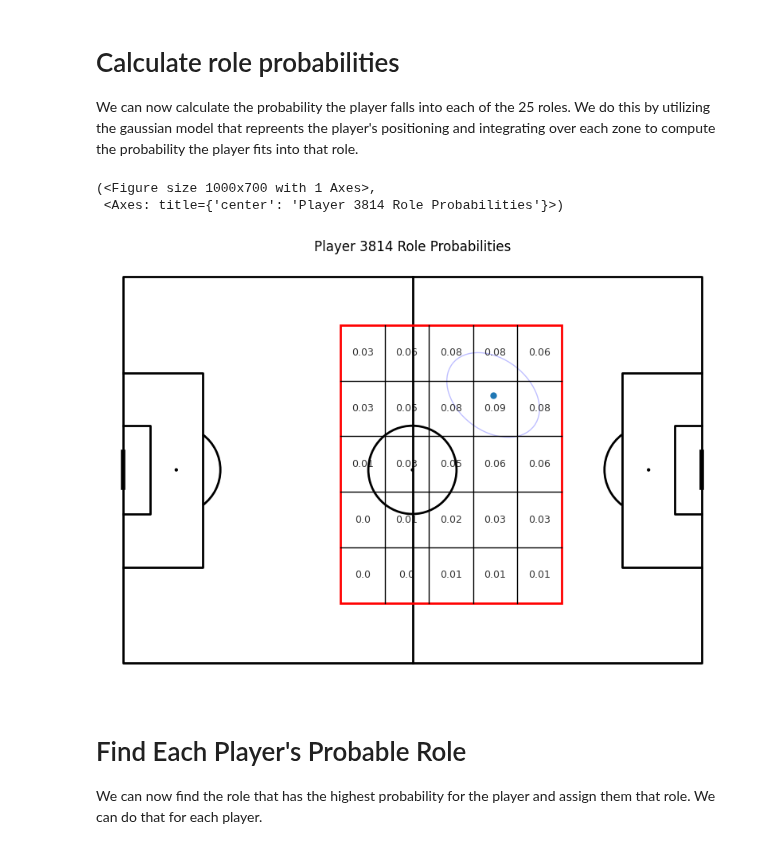
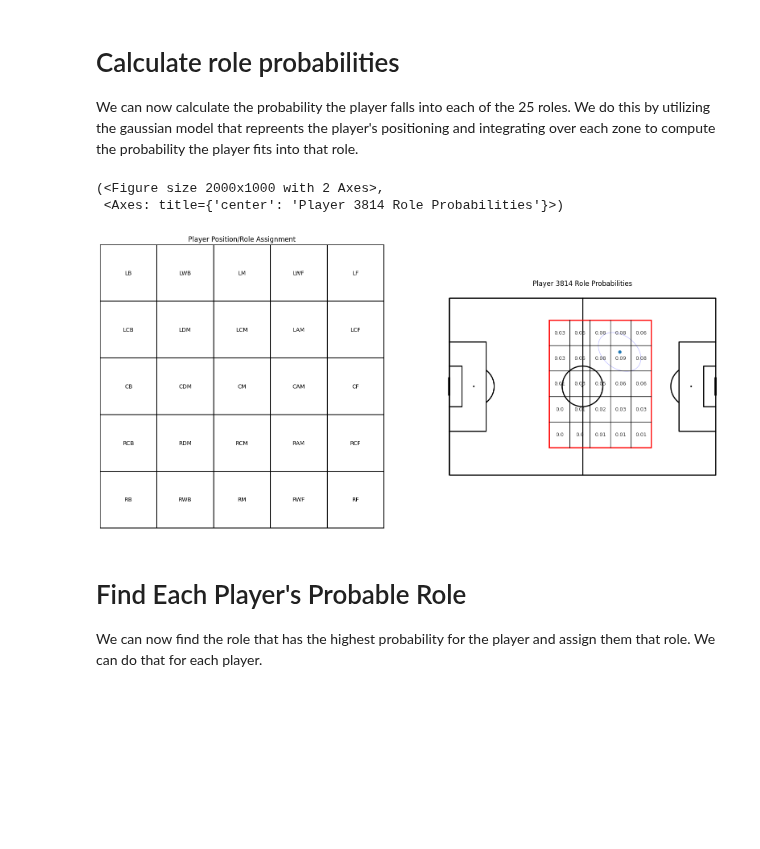
Before and after one commit to zcochran27/position_role_identification_event_data, a Jupyter notebook: position_identification_alg.ipynb, the cells around one changed output. Drawn from its saved outputs; the diff is of its cells as text; code cells hidden in the pictures; blank space fills up the shorter version.

Commit message:
added assignment boxes as reference

```diff
--- a/position_identification_alg.ipynb
+++ b/position_identification_alg.ipynb
@@ -122,11 +122,14 @@ plot_team_player_gaussians(player_dists,with_box=True,with_cells=True,nx=5,ny=5)
 
 We can now calculate the probability the player falls into each of the 25 roles. We do this by utilizing the gaussian model that repreents the player's positioning and integrating over each zone to compute the probability the player fits into that role.
 # %%
-plot_player_role_probabilities(player_dists,zone_probs_df,3814)
+fig, axes = plt.subplots(1, 2, figsize=(20,10))
+
+plot_role_assignments(ax=axes[0])
+plot_player_role_probabilities(player_dists,zone_probs_df,3814,ax=axes[1])
 # %% [output]
-(<Figure size 1000x700 with 1 Axes>,
+(<Figure size 2000x1000 with 2 Axes>,
  <Axes: title={'center': 'Player 3814 Role Probabilities'}>)
-[figure, old version]
+[figure, new version]
 # %% [markdown]
 # Find Each Player's Probable Role
 
```
Also changed, not shown: parts of 2 cells of this notebook.
